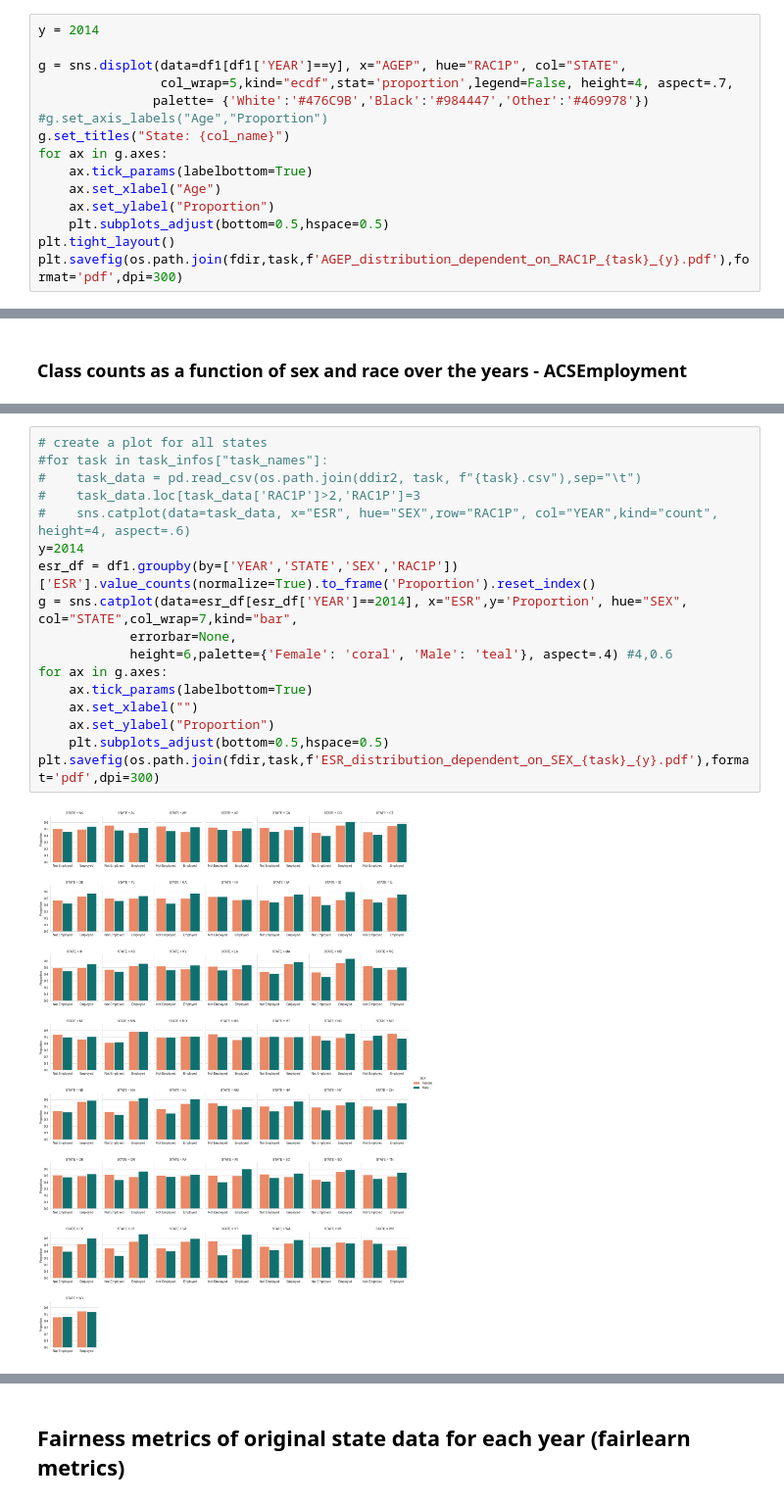
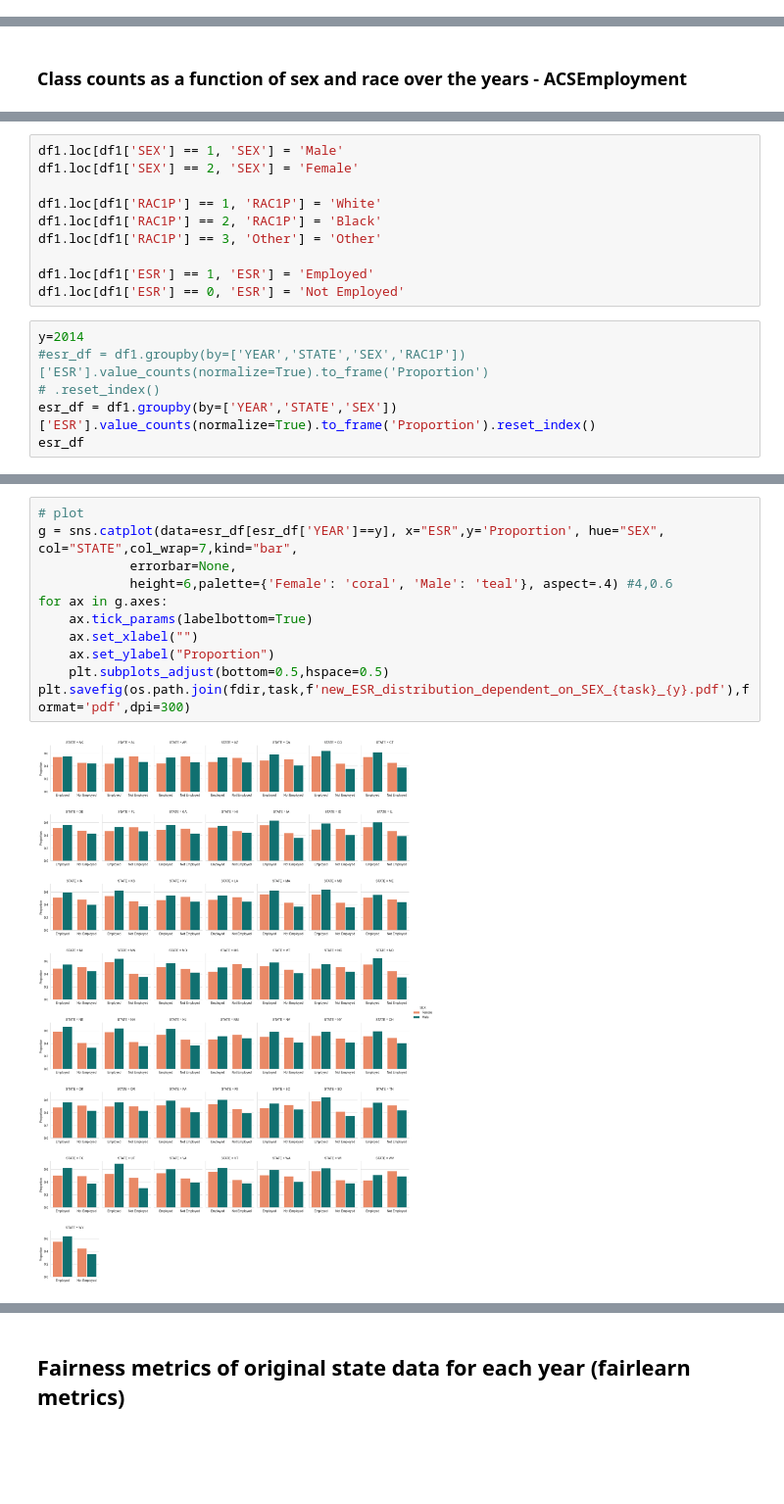
Before and after one commit to SaraBonati/fair_ml_thesis, a Jupyter notebook: notebooks/figures.ipynb, the cells around one changed output, grey strips where cells are left out. Shown at 98% size. Saved outputs shown, nothing was run; the diff lists cells and outputs as text; blank space fills up the shorter version.

```diff
--- a/notebooks/figures.ipynb
+++ b/notebooks/figures.ipynb
@@ -133,15 +154,0 @@ array(['Female', 'Male'], dtype=object)
-# %%
-y = 2014
-
-g = sns.displot(data=df1[df1['YEAR']==y], x="AGEP", hue="RAC1P", col="STATE",
-                col_wrap=5,kind="ecdf",stat='proportion',legend=False, height=4, aspect=.7,
-               palette= {'White':'#476C9B','Black':'#984447','Other':'#469978'})
-#g.set_axis_labels("Age","Proportion")
-g.set_titles("State: {col_name}")
-for ax in g.axes:
-    ax.tick_params(labelbottom=True)
-    ax.set_xlabel("Age")
-    ax.set_ylabel("Proportion")
-    plt.subplots_adjust(bottom=0.5,hspace=0.5)
-plt.tight_layout()
-plt.savefig(os.path.join(fdir,task,f'AGEP_distribution_dependent_on_RAC1P_{task}_{y}.pdf'),format='pdf',dpi=300)
@@ -170 +173,17 @@ df1.groupby(by=['YEAR','STATE','SEX','RAC1P'])['ESR'].value_counts(normalize=Tru
 3000 rows × 6 columns
+# %%
+df1.loc[df1['SEX'] == 1, 'SEX'] = 'Male'
+df1.loc[df1['SEX'] == 2, 'SEX'] = 'Female'
+
+df1.loc[df1['RAC1P'] == 1, 'RAC1P'] = 'White'
+df1.loc[df1['RAC1P'] == 2, 'RAC1P'] = 'Black'
+df1.loc[df1['RAC1P'] == 3, 'Other'] = 'Other'
+
+df1.loc[df1['ESR'] == 1, 'ESR'] = 'Employed'
+df1.loc[df1['ESR'] == 0, 'ESR'] = 'Not Employed'
+# %%
+y=2014
+#esr_df = df1.groupby(by=['YEAR','STATE','SEX','RAC1P'])['ESR'].value_counts(normalize=True).to_frame('Proportion')
+# .reset_index()
+esr_df = df1.groupby(by=['YEAR','STATE','SEX'])['ESR'].value_counts(normalize=True).to_frame('Proportion').reset_index()
+esr_df
@@ -171,19 +204,13 @@ df1.groupby(by=['YEAR','STATE','SEX','RAC1P'])['ESR'].value_counts(normalize=Tru
 # %%
-# create a plot for all states
-#for task in task_infos["task_names"]:
-#    task_data = pd.read_csv(os.path.join(ddir2, task, f"{task}.csv"),sep="\t")
-#    task_data.loc[task_data['RAC1P']>2,'RAC1P']=3
-#    sns.catplot(data=task_data, x="ESR", hue="SEX",row="RAC1P", col="YEAR",kind="count", height=4, aspect=.6)
-y=2014
-esr_df = df1.groupby(by=['YEAR','STATE','SEX','RAC1P'])['ESR'].value_counts(normalize=True).to_frame('Proportion').reset_index()
-g = sns.catplot(data=esr_df[esr_df['YEAR']==2014], x="ESR",y='Proportion', hue="SEX", col="STATE",col_wrap=7,kind="bar",
+# plot
+g = sns.catplot(data=esr_df[esr_df['YEAR']==y], x="ESR",y='Proportion', hue="SEX", col="STATE",col_wrap=7,kind="bar",
             errorbar=None,
             height=6,palette={'Female': 'coral', 'Male': 'teal'}, aspect=.4) #4,0.6
 for ax in g.axes:
     ax.tick_params(labelbottom=True)
     ax.set_xlabel("")
     ax.set_ylabel("Proportion")
     plt.subplots_adjust(bottom=0.5,hspace=0.5)
-plt.savefig(os.path.join(fdir,task,f'ESR_distribution_dependent_on_SEX_{task}_{y}.pdf'),format='pdf',dpi=300)
+plt.savefig(os.path.join(fdir,task,f'new_ESR_distribution_dependent_on_SEX_{task}_{y}.pdf'),format='pdf',dpi=300)
 # %% [output]
-[figure, old version]
+[figure, new version]
```
Also changed, not shown: parts of 47 cells of this notebook.
